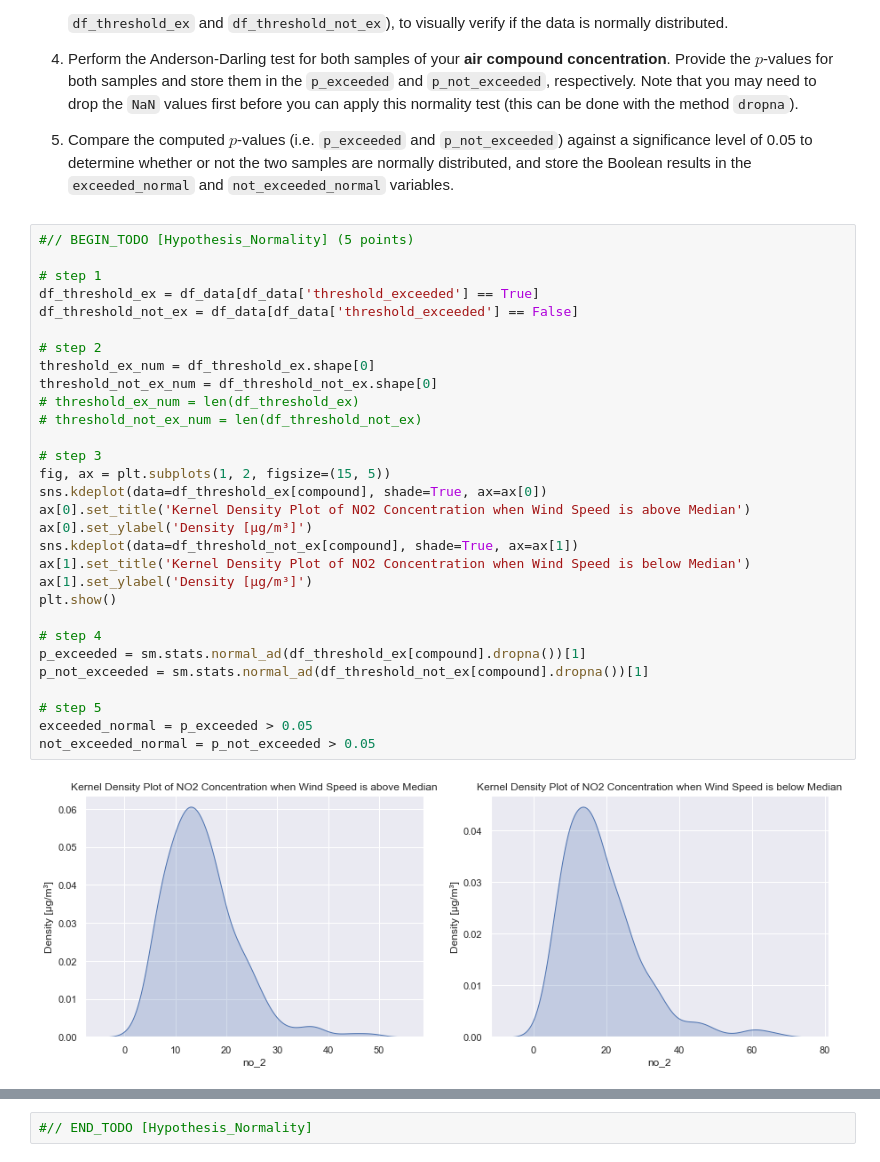
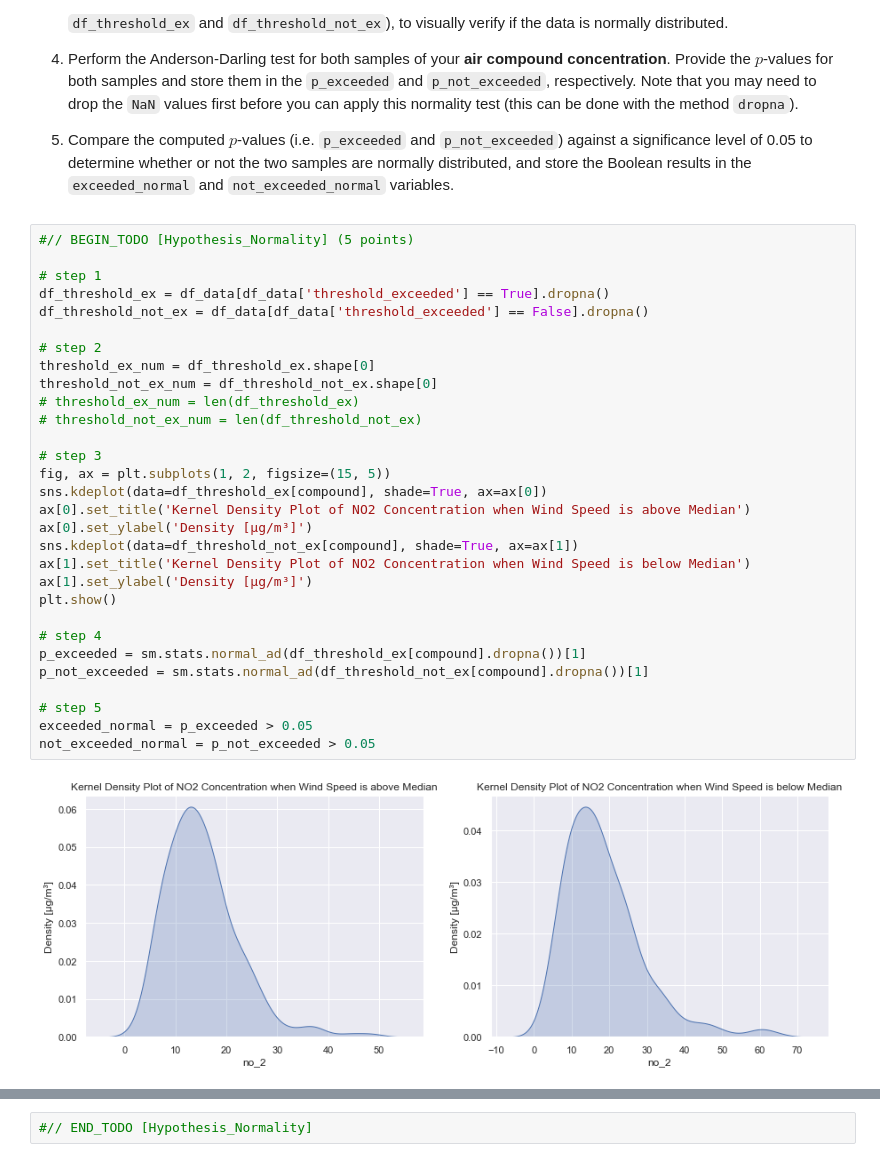
Before and after one commit to danieltyukov/tue-data-analytics, a Jupyter notebook: GA2/GA2-1819283.ipynb, the cells around one changed output, grey strips where cells are left out. Cells and saved outputs as stored; diff of their text form.

```diff
--- a/GA2/GA2-1819283.ipynb
+++ b/GA2/GA2-1819283.ipynb
@@ -772,35 +781,35 @@ Note that you may need to drop the `NaN` values first before you can apply this
 # %%
 #// BEGIN_TODO [Hypothesis_Normality] (5 points)
 
 # step 1
-df_threshold_ex = df_data[df_data['threshold_exceeded'] == True]
-df_threshold_not_ex = df_data[df_data['threshold_exceeded'] == False]
+df_threshold_ex = df_data[df_data['threshold_exceeded'] == True].dropna()
+df_threshold_not_ex = df_data[df_data['threshold_exceeded'] == False].dropna()
 
 # step 2
 threshold_ex_num = df_threshold_ex.shape[0]
 threshold_not_ex_num = df_threshold_not_ex.shape[0]
 # threshold_ex_num = len(df_threshold_ex)
 # threshold_not_ex_num = len(df_threshold_not_ex)
 
 # step 3
 fig, ax = plt.subplots(1, 2, figsize=(15, 5))
 sns.kdeplot(data=df_threshold_ex[compound], shade=True, ax=ax[0])
 ax[0].set_title('Kernel Density Plot of NO2 Concentration when Wind Speed is above Median')
 ax[0].set_ylabel('Density [µg/m³]')
 sns.kdeplot(data=df_threshold_not_ex[compound], shade=True, ax=ax[1])
 ax[1].set_title('Kernel Density Plot of NO2 Concentration when Wind Speed is below Median')
 ax[1].set_ylabel('Density [µg/m³]')
 plt.show()
 
 # step 4
 p_exceeded = sm.stats.normal_ad(df_threshold_ex[compound].dropna())[1]
 p_not_exceeded = sm.stats.normal_ad(df_threshold_not_ex[compound].dropna())[1]
 
 # step 5
 exceeded_normal = p_exceeded > 0.05
 not_exceeded_normal = p_not_exceeded > 0.05
 # %% [output]
-[figure, old version]
+[figure, new version]
 # %%
 print('The p-value for the exceeded normality test is: ' + str(p_exceeded))
 print('The p-value for the not exceeded normality test is: ' + str(p_not_exceeded))
```
Also changed, not shown: parts of 7 cells of this notebook, 1 other file.
